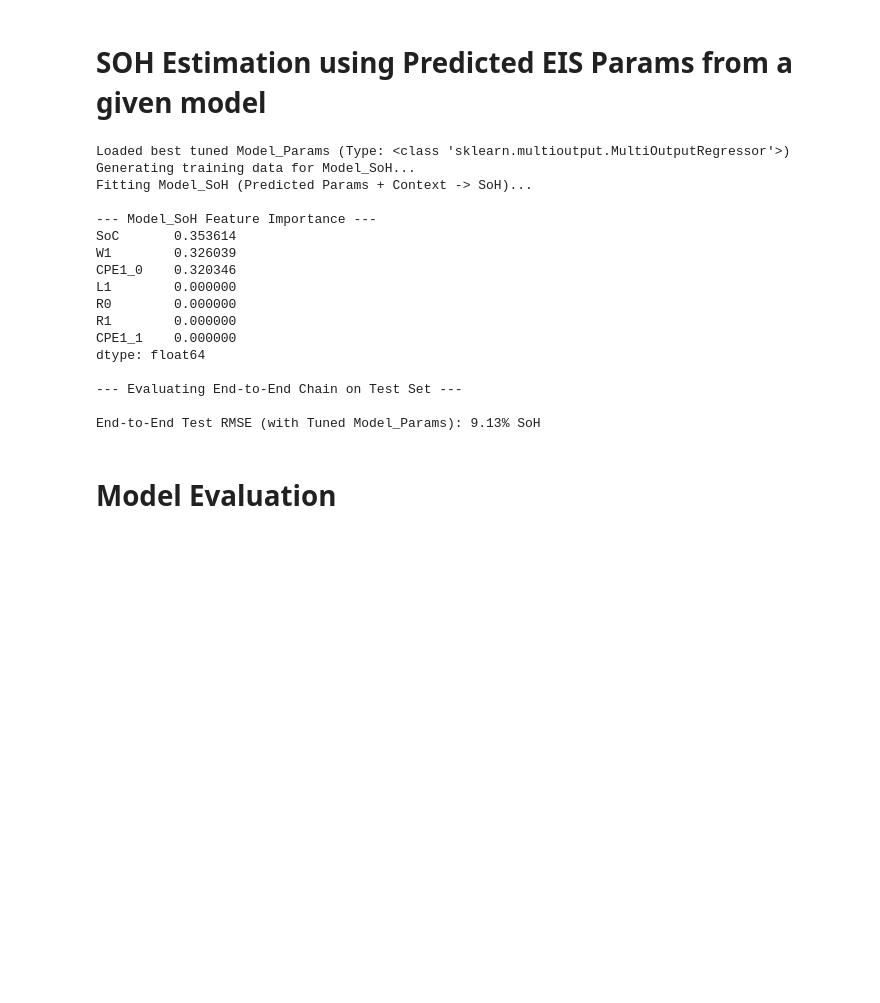
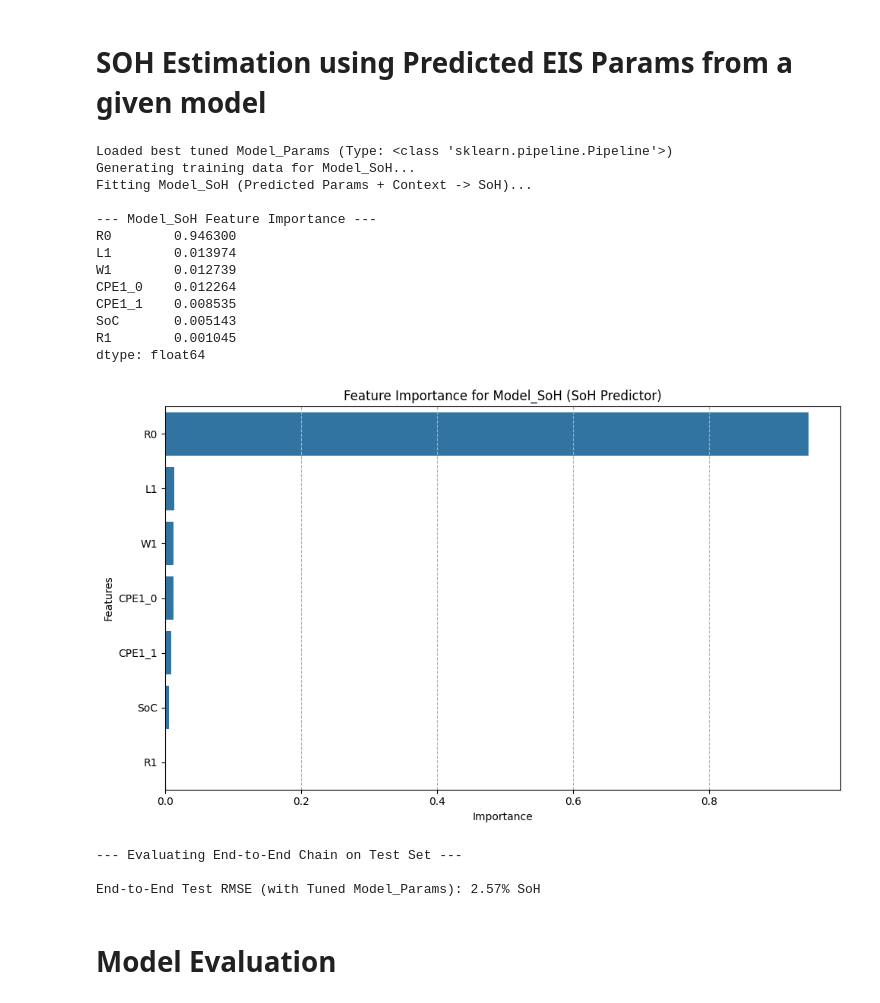
Before and after one commit to SushankMishra/EIS-Fitting, a Jupyter notebook: EIS_Model for SoH Estimation.ipynb, the cells around one changed output. Saved outputs shown, nothing was run; the diff lists cells and outputs as text; code cells hidden in the pictures; blank space fills up the shorter version.

Commit message:
ML Finalised

```diff
--- a/EIS_Model for SoH Estimation.ipynb
+++ b/EIS_Model for SoH Estimation.ipynb
@@ -456,9 +428,36 @@ Mean: 0.0584963641716805
 # %% [markdown]
 # SOH Estimation using Predicted EIS Params from a given model
 # %%
+import pandas as pd
+import numpy as np
+from sklearn.model_selection import train_test_split
+from sklearn.ensemble import RandomForestRegressor
+from sklearn.metrics import mean_squared_error
+from tqdm.auto import tqdm
+import matplotlib.pyplot as plt # <-- Added import
+import seaborn as sns           # <-- Added import
+
+# ===================================================================
+# --- 1. Load All Data (Features & Targets) ---
+# ===================================================================
+
+# --- Load your pre-compiled datasets ---
+# (Assuming 'all_battery_data_EIS', 'X_features_final', and 'best_model'
+#  are loaded from your previous scripts)
+#
+# X_features_final = ... (Your (N, 109) feature DataFrame)
+# all_battery_data_EIS = ... (Your main DataFrame)
+# best_model = ... (Your tuned model from RandomizedSearchCV)
+#
+# --- For demonstration, we assume these are loaded ---
+
+
+# --- Define all column groups ---
 param_columns = ['L1', 'R0', 'R1', 'CPE1_0', 'CPE1_1', 'W1']
-context_columns = ['SoC']
+context_columns = ['SoC'] # User-provided
 target_soh_column = 'SoH'
+
+# --- Align all data ---
 aligned_data = all_battery_data_EIS.loc[X_features_final.index]
 X_spec = X_features_final
 y_params = aligned_data[param_columns]
@@ -482,10 +481,12 @@ y_soh_vals = y_soh.values
     X_spec_vals, X_context_vals, y_params_vals, y_soh_vals,
     test_size=0.2, random_state=42
 )
+
+# ===================================================================
+# --- 3. Load the BEST Tuned Model_Params ---
+# ===================================================================
 Model_Params = best_model
 print(f"\nLoaded best tuned Model_Params (Type: {type(Model_Params)})")
-# We don't need to .fit() it, as it was already fitted by RandomizedSearchCV
-
 
 # ===================================================================
 # --- 4. Create Training Data for Model 2 ---
@@ -497,53 +498,68 @@ model_soh_features = param_columns + context_columns
 
 # ===================================================================
 # --- 5. Train Model 2 (Predicted Params + Context -> SoH) ---
-# =================================c==================================
+# ===================================================================
 Model_SoH = RandomForestRegressor(n_estimators=100, random_state=42, n_jobs=-1)
 
 print("Fitting Model_SoH (Predicted Params + Context -> SoH)...")
-# We use .ravel() to make sure y_soh_train is a 1D array, as scikit-learn prefers
+# We use .ravel() to make sure y_soh_train is a 1D array
 Model_SoH.fit(X_soh_train, y_soh_train.ravel())
 
+# ===================================================================
 # --- 7. (Optional) Show Feature Importance for Model_SoH ---
+# ===================================================================
 print("\n--- Model_SoH Feature Importance ---")
 importance = pd.Series(Model_SoH.feature_importances_, index=model_soh_features)
-print(importance.sort_values(ascending=False))
+importance_sorted = importance.sort_values(ascending=False)
+print(importance_sorted)
+
+# --- NEW: GRAPHICAL FEATURE IMPORTANCE ---
+plt.figure(figsize=(10, 6))
+sns.barplot(x=importance_sorted, y=importance_sorted.index, orient='h')
+plt.title('Feature Importance for Model_SoH (SoH Predictor)')
+plt.xlabel('Importance')
+plt.ylabel('Features')
+plt.grid(True, axis='x', linestyle='--')
+plt.tight_layout()
+plt.show()
+# --- END OF NEW CODE ---
+
 
 # ===================================================================
 # --- 6. Evaluate the FULL CHAIN on Test Data ---
 # ===================================================================
 print("\n--- Evaluating End-to-End Chain on Test Set ---")
 
 # 1. Run the first link (your *tuned* model)
 predicted_params_test = Model_Params.predict(X_spec_test)
 
 # 2. Create the test input for the second link
 X_soh_test = np.concatenate([predicted_params_test, X_context_test], axis=1)
 
 # 3. Run the second link
 final_soh_pred = Model_SoH.predict(X_soh_test)
 
 # 4. Calculate final, end-to-end RMSE
 rmse = np.sqrt(mean_squared_error(y_soh_test, final_soh_pred))
 print(f"\nEnd-to-End Test RMSE (with Tuned Model_Params): {rmse*100:.2f}% SoH")
 # %% [output]
-Loaded best tuned Model_Params (Type: <class 'sklearn.multioutput.MultiOutputRegressor'>)
+Loaded best tuned Model_Params (Type: <class 'sklearn.pipeline.Pipeline'>)
 Generating training data for Model_SoH...
 Fitting Model_SoH (Predicted Params + Context -> SoH)...
 
 --- Model_SoH Feature Importance ---
-SoC       0.353614
-W1        0.326039
-CPE1_0    0.320346
-L1        0.000000
-R0        0.000000
-R1        0.000000
-CPE1_1    0.000000
+R0        0.946300
+L1        0.013974
+W1        0.012739
+CPE1_0    0.012264
+CPE1_1    0.008535
+SoC       0.005143
+R1        0.001045
 dtype: float64
-
---- Evaluating End-to-End Chain on Test Set ---
-
-End-to-End Test RMSE (with Tuned Model_Params): 9.13% SoH
+[figure, added]
+--- Evaluating End-to-End Chain on Test Set ---
+
+End-to-End Test RMSE (with Tuned Model_Params): 2.57% SoH
 # %% [markdown]
 # Model Evaluation
 # %%
```
Also changed, not shown: parts of 9 cells of this notebook, 1 other file.
